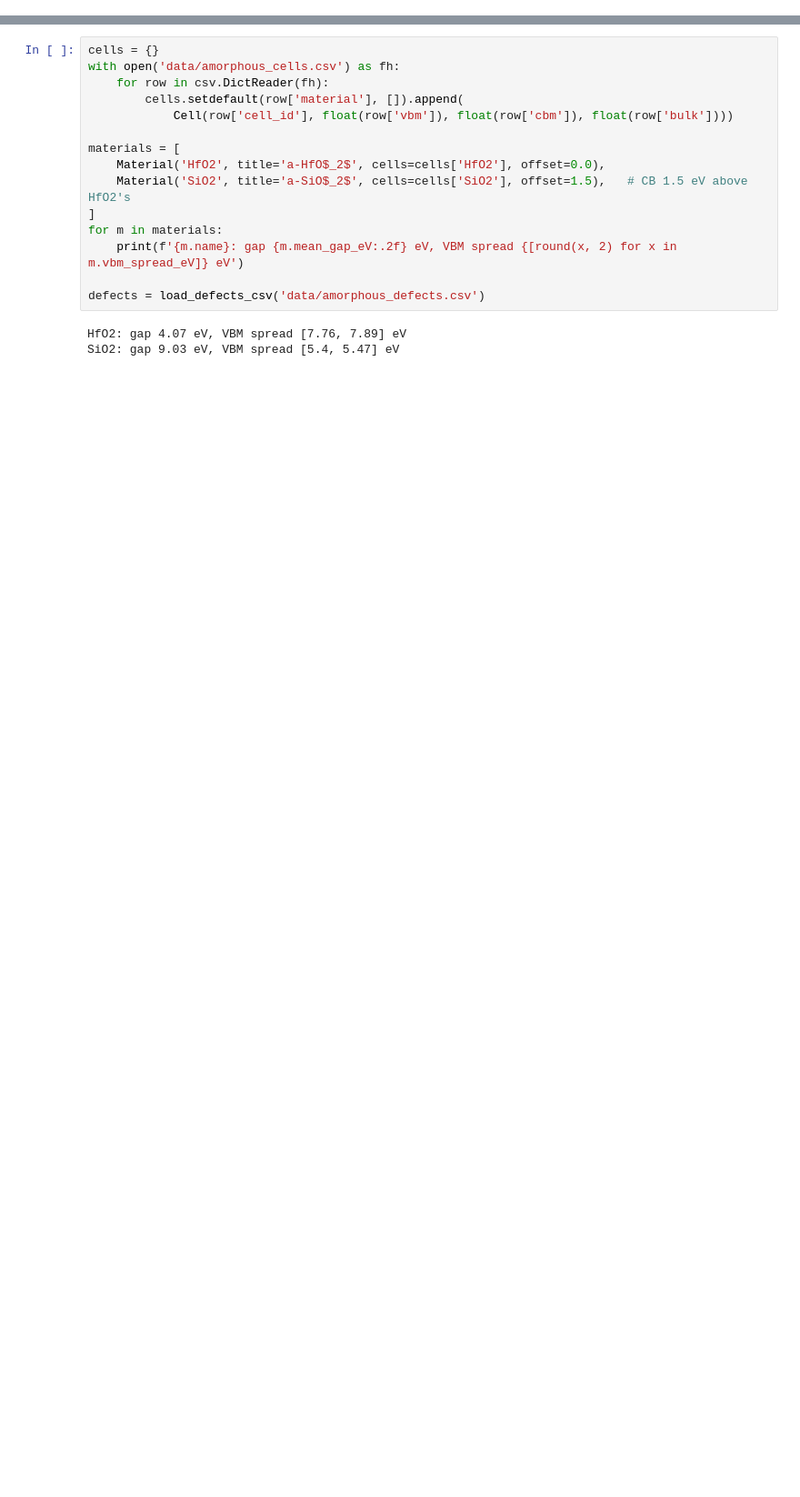
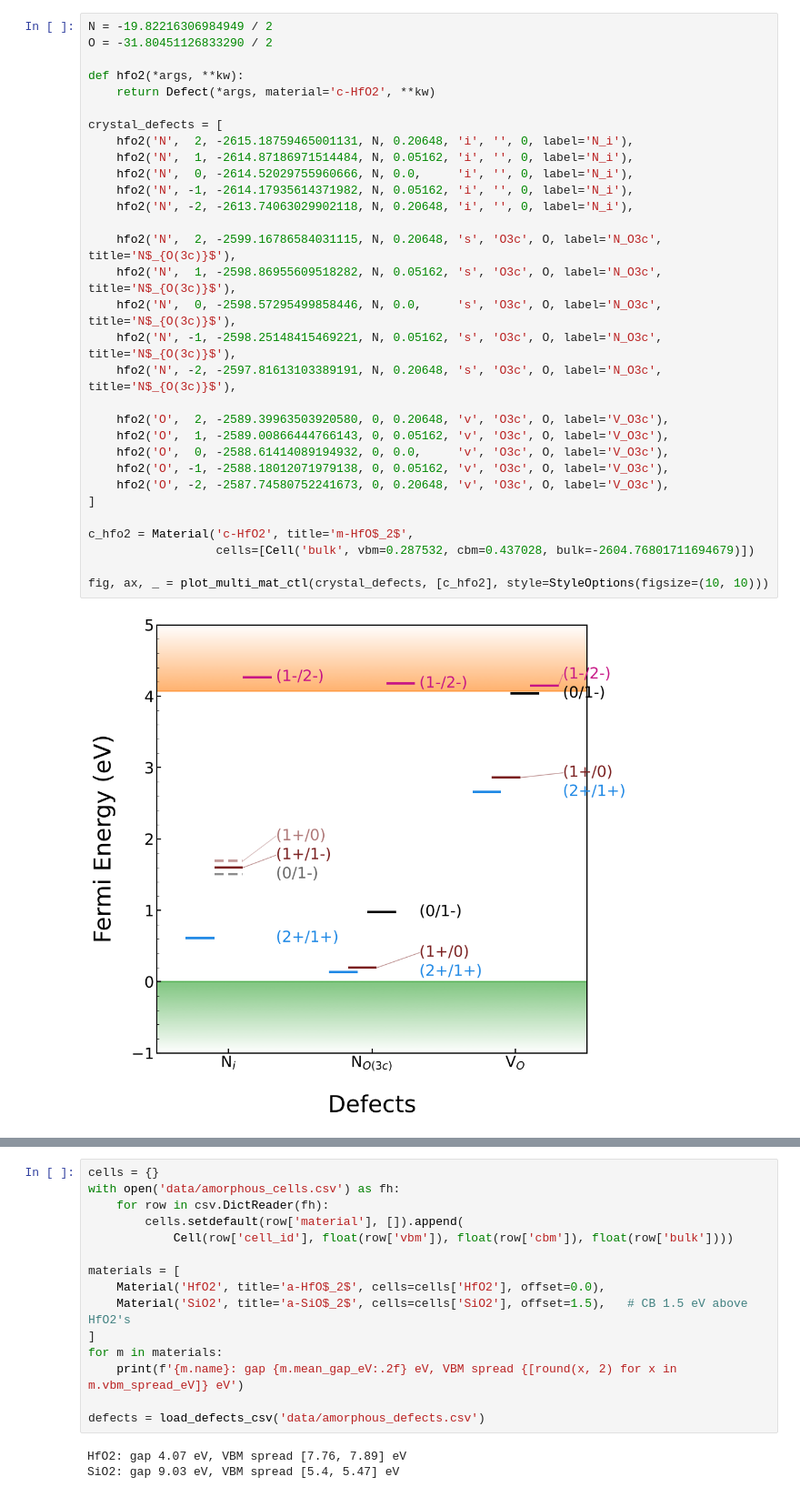
Before and after one commit to isaacmackley/cp2k_utils, a Jupyter notebook: example_scripts/plot_multi_mat_ctl.ipynb, the cells around one changed output, grey strips where cells are left out. Shown at 91% size. Drawn from its saved outputs; the diff is of its cells as text; blank space fills up the shorter version.

```diff
--- a/example_scripts/plot_multi_mat_ctl.ipynb
+++ b/example_scripts/plot_multi_mat_ctl.ipynb
@@ -18,0 +25,33 @@ from cp2k_utils.ctl import (Cell, Material, CTL, FermiLevel, StyleOptions,
+# %%
+N = -19.82216306984949 / 2
+O = -31.80451126833290 / 2
+
+def hfo2(*args, **kw):
+    return Defect(*args, material='c-HfO2', **kw)
+
+crystal_defects = [
+    hfo2('N',  2, -2615.18759465001131, N, 0.20648, 'i', '', 0, label='N_i'),
+    hfo2('N',  1, -2614.87186971514484, N, 0.05162, 'i', '', 0, label='N_i'),
+    hfo2('N',  0, -2614.52029755960666, N, 0.0,     'i', '', 0, label='N_i'),
+    hfo2('N', -1, -2614.17935614371982, N, 0.05162, 'i', '', 0, label='N_i'),
+    hfo2('N', -2, -2613.74063029902118, N, 0.20648, 'i', '', 0, label='N_i'),
+
+    hfo2('N',  2, -2599.16786584031115, N, 0.20648, 's', 'O3c', O, label='N_O3c', title='N$_{O(3c)}$'),
+    hfo2('N',  1, -2598.86955609518282, N, 0.05162, 's', 'O3c', O, label='N_O3c', title='N$_{O(3c)}$'),
+    hfo2('N',  0, -2598.57295499858446, N, 0.0,     's', 'O3c', O, label='N_O3c', title='N$_{O(3c)}$'),
+    hfo2('N', -1, -2598.25148415469221, N, 0.05162, 's', 'O3c', O, label='N_O3c', title='N$_{O(3c)}$'),
+    hfo2('N', -2, -2597.81613103389191, N, 0.20648, 's', 'O3c', O, label='N_O3c', title='N$_{O(3c)}$'),
+
+    hfo2('O',  2, -2589.39963503920580, 0, 0.20648, 'v', 'O3c', O, label='V_O3c'),
+    hfo2('O',  1, -2589.00866444766143, 0, 0.05162, 'v', 'O3c', O, label='V_O3c'),
+    hfo2('O',  0, -2588.61414089194932, 0, 0.0,     'v', 'O3c', O, label='V_O3c'),
+    hfo2('O', -1, -2588.18012071979138, 0, 0.05162, 'v', 'O3c', O, label='V_O3c'),
+    hfo2('O', -2, -2587.74580752241673, 0, 0.20648, 'v', 'O3c', O, label='V_O3c'),
+]
+
+c_hfo2 = Material('c-HfO2', title='m-HfO$_2$',
+                  cells=[Cell('bulk', vbm=0.287532, cbm=0.437028, bulk=-2604.76801711694679)])
+
+fig, ax, _ = plot_multi_mat_ctl(crystal_defects, [c_hfo2], style=StyleOptions(figsize=(10, 10)))
+# %% [output]
+[figure, added]
```
Also changed, not shown: parts of 7 cells of this notebook, 14 other files.
